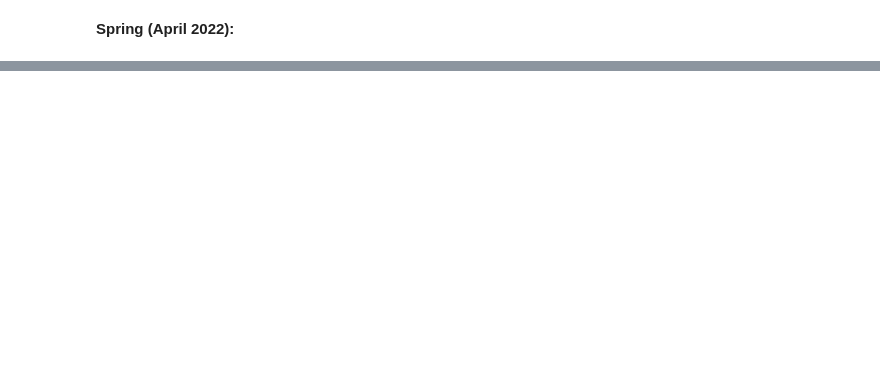
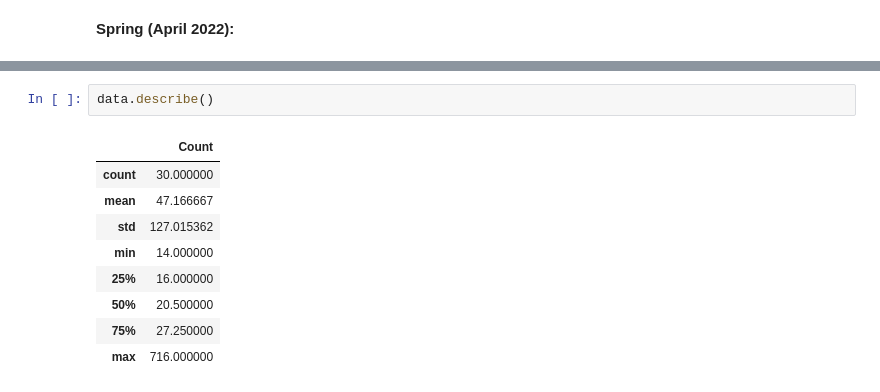
Before and after one commit to srinimogs/LSE_Course2_NHS_assignment, a Jupyter notebook: Course_2_assignment_project_NHS (1) (1).ipynb, the cells around one changed output, grey strips where cells are left out. Saved outputs shown, nothing was run; the diff lists cells and outputs as text; blank space fills up the shorter version.

```diff
--- a/Course_2_assignment_project_NHS (1) (1).ipynb
+++ b/Course_2_assignment_project_NHS (1) (1).ipynb
@@ -558,0 +770,12 @@ https://www.theguardian.com/healthcare-network/2011/feb/16/nhs-twitter-use-tweet
+# %%
+data.describe()
+# %% [output]
+|  | Count |
+| count | 30.000000 |
+| mean | 47.166667 |
+| std | 127.015362 |
+| min | 14.000000 |
+| 25% | 16.000000 |
+| 50% | 20.500000 |
+| 75% | 27.250000 |
+| max | 716.000000 |
```
Also changed, not shown: parts of 38 cells of this notebook.
